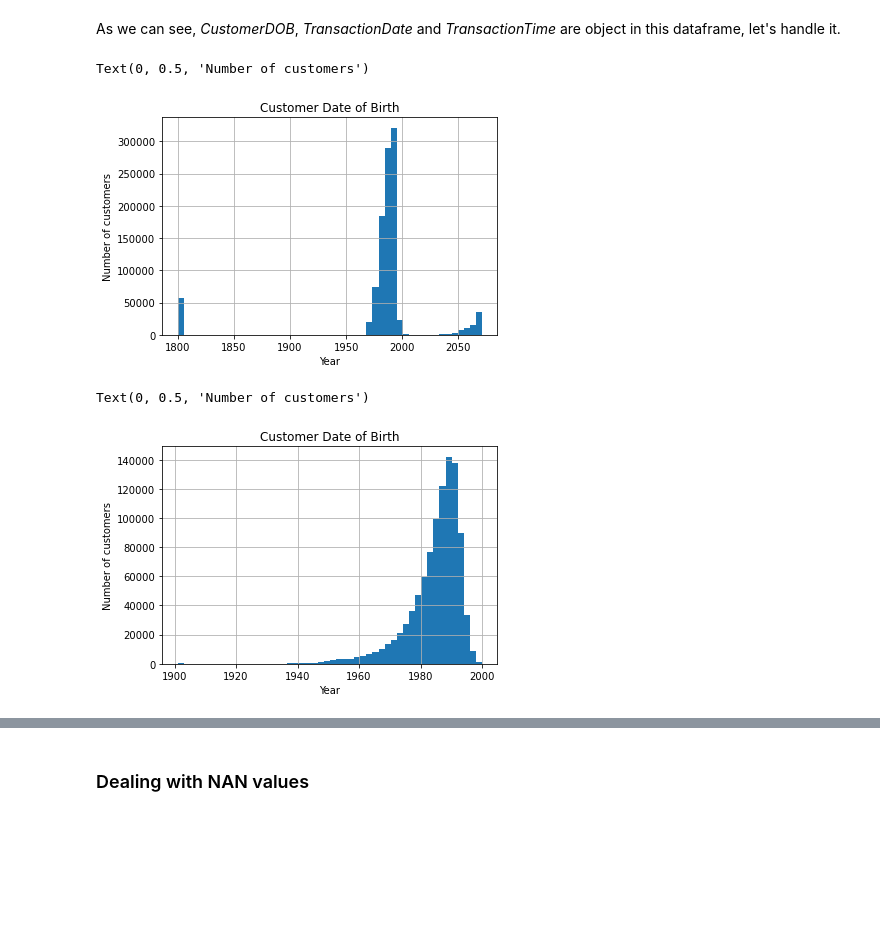
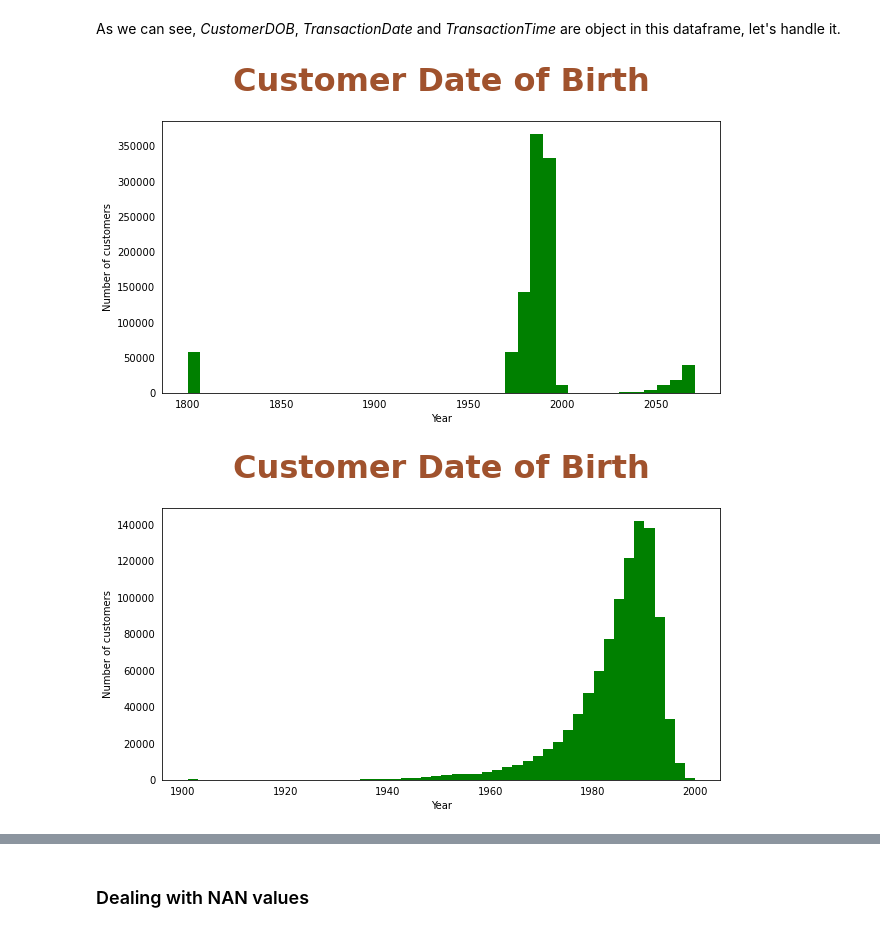
Before and after one commit to LucaFabri99/ADM-HW4, a Jupyter notebook: main.ipynb, the cells around one changed output, grey strips where cells are left out. Drawn from its saved outputs; the diff is of its cells as text; code cells hidden in the pictures; blank space fills up the shorter version.

```diff
--- a/main.ipynb
+++ b/main.ipynb
@@ -8,3 +11,6 @@ import pylab as pl
+# %%
+plt.rcParams['figure.figsize'] = (12,8)
+pd.set_option('display.float_format',lambda x: '%.2f' % x)
 # %% [markdown]
 # 1. Finding Similar Costumers
 # %% [markdown]
@@ -77,15 +83,18 @@ data['TransactionTime']=pd.to_datetime(data['TransactionTime'], format='%H:%M:%S
 # %%
 #Now let's handle CustomerDOB
 data.CustomerDOB = pd.to_datetime(data.CustomerDOB) # fix date of birth
 
 #Then let's visualize our data
-data.CustomerDOB.dt.year.hist(bins=50)
-pl.title("Customer Date of Birth")
+plt.figure(figsize=(10,5))
+pl.title("Customer Date of Birth",fontsize=32,fontweight='bold',color='sienna',pad=30)
 pl.xlabel("Year")
 pl.ylabel("Number of customers")
+plt.hist(data.CustomerDOB.dt.year,bins=40,color="green")
+plt.tick_params(bottom=False,left=False)
+plt.ticklabel_format(style='plain')
+plt.show()
 # %% [output]
-Text(0, 0.5, 'Number of customers')
-[figure, old version]
+[figure, new version]
 # %%
 #There are some problems here, since the dataset is from 2016, we suppose valid only date of birth before 2000 and
 # possibly, after 1900.
@@ -97,13 +106,16 @@ data.loc[data.CustomerDOB.dt.year >2000, 'CustomerDOB'] =  data.loc[data.Custome
 data.drop(data[data.CustomerDOB.dt.year == 1800].index, axis=0,inplace=True)
 
 #Let's visualize the result
-data.CustomerDOB.dt.year.hist(bins=50) # there are problems with the DOB
-pl.title("Customer Date of Birth")
+plt.figure(figsize=(10,5))
+pl.title("Customer Date of Birth",fontsize=32,fontweight='bold',color='sienna',pad=30)
 pl.xlabel("Year")
 pl.ylabel("Number of customers")
+plt.hist(data.CustomerDOB.dt.year,bins=50,color="green")
+plt.tick_params(bottom=False,left=False)
+plt.ticklabel_format(style='plain')
+plt.show()
 # %% [output]
-Text(0, 0.5, 'Number of customers')
-[figure, old version]
+[figure, new version]
 # %%
 #Let's use the CustomerDOB in order to create a new feature, the age of costumer
 data['CustomerAge'] = (( pd.to_datetime('today') - data.CustomerDOB ) / np.timedelta64(1, 'Y')).round(0)
```
Also changed, not shown: parts of 19 cells of this notebook.
